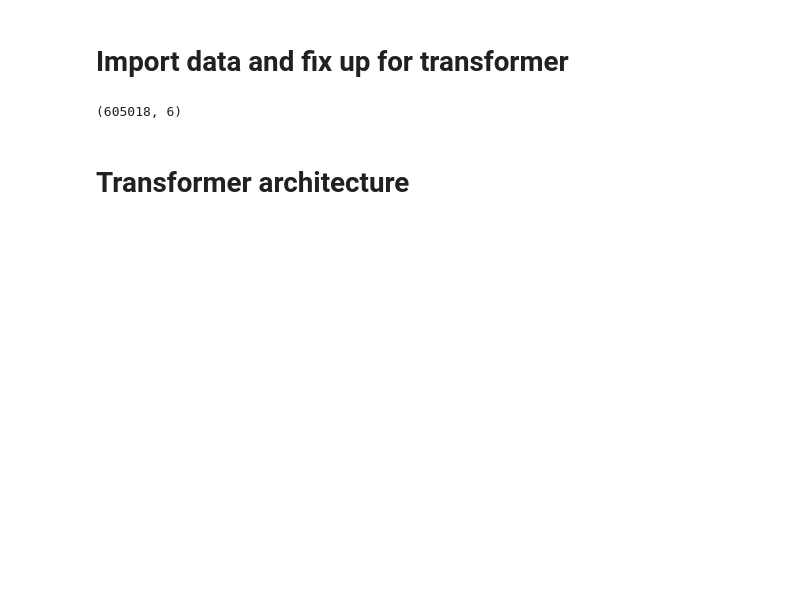
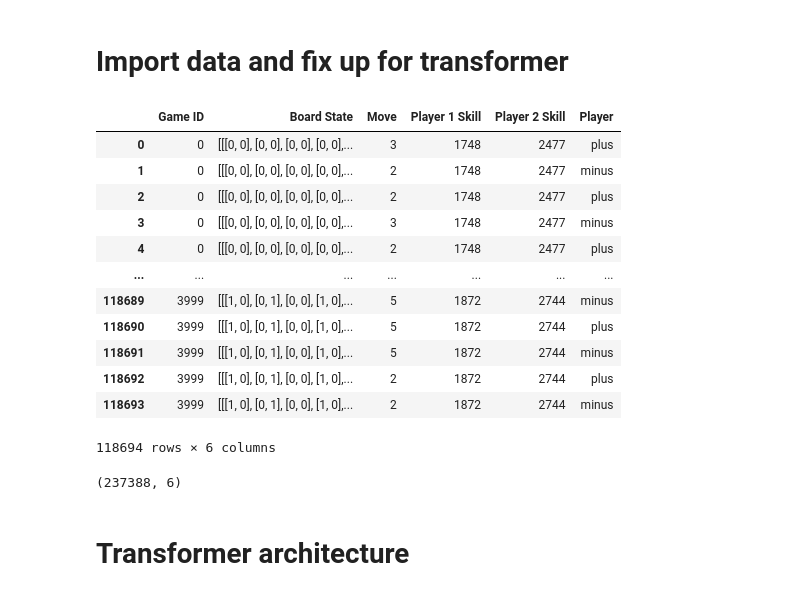
Before and after one commit to Hrishi-Salitri/Connect4_Project1, a Jupyter notebook: Transformer_test.ipynb, the cells around one changed output. Cells and saved outputs as stored; diff of their text form; code cells hidden in the pictures; blank space fills up the shorter version.

```diff
--- a/Transformer_test.ipynb
+++ b/Transformer_test.ipynb
@@ -16,7 +16,7 @@ import matplotlib.pyplot as plt
 # Import data and fix up for transformer
 # %%
 # Replace 'your_file.pkl' with the path to your pickle file
-file_path = "Connect4Dataset_RandomOpp_Firstmove.pkl"
+file_path = "Connect4Dataset_SmartRandom_carson.pkl"
 
 # Open the pickle file in read mode
 with open(file_path, "rb") as file:
@@ -38,6 +38,22 @@ for record in dataset_progressive_skill:
     )
 
 connect4 = pd.DataFrame(data)
+# %%
+connect4
+# %% [output]
+|  | Game ID | Board State | Move | Player 1 Skill | Player 2 Skill | Player |
+| 0 | 0 | [[[0, 0], [0, 0], [0, 0], [0, 0],... | 3 | 1748 | 2477 | plus |
+| 1 | 0 | [[[0, 0], [0, 0], [0, 0], [0, 0],... | 2 | 1748 | 2477 | minus |
+| 2 | 0 | [[[0, 0], [0, 0], [0, 0], [0, 0],... | 2 | 1748 | 2477 | plus |
+| 3 | 0 | [[[0, 0], [0, 0], [0, 0], [0, 0],... | 3 | 1748 | 2477 | minus |
+| 4 | 0 | [[[0, 0], [0, 0], [0, 0], [0, 0],... | 2 | 1748 | 2477 | plus |
+| ... | ... | ... | ... | ... | ... | ... |
+| 118689 | 3999 | [[[1, 0], [0, 1], [0, 0], [1, 0],... | 5 | 1872 | 2744 | minus |
+| 118690 | 3999 | [[[1, 0], [0, 1], [0, 0], [1, 0],... | 5 | 1872 | 2744 | plus |
+| 118691 | 3999 | [[[1, 0], [0, 1], [0, 0], [1, 0],... | 5 | 1872 | 2744 | minus |
+| 118692 | 3999 | [[[1, 0], [0, 1], [0, 0], [1, 0],... | 2 | 1872 | 2744 | plus |
+| 118693 | 3999 | [[[1, 0], [0, 1], [0, 0], [1, 0],... | 2 | 1872 | 2744 | minus |
+118694 rows × 6 columns
 # %%
 def standardize_board_state(board, player):
     """
@@ -131,7 +147,7 @@ def add_flipped_boards(df):
 connect4_wflip = add_flipped_boards(connect4_standardized)
 connect4_wflip.shape
 # %% [output]
-(605018, 6)
+(237388, 6)
 # %% [markdown]
 # Transformer architecture
 # %%
```
Also changed, not shown: parts of 8 cells of this notebook, 3 other files.
